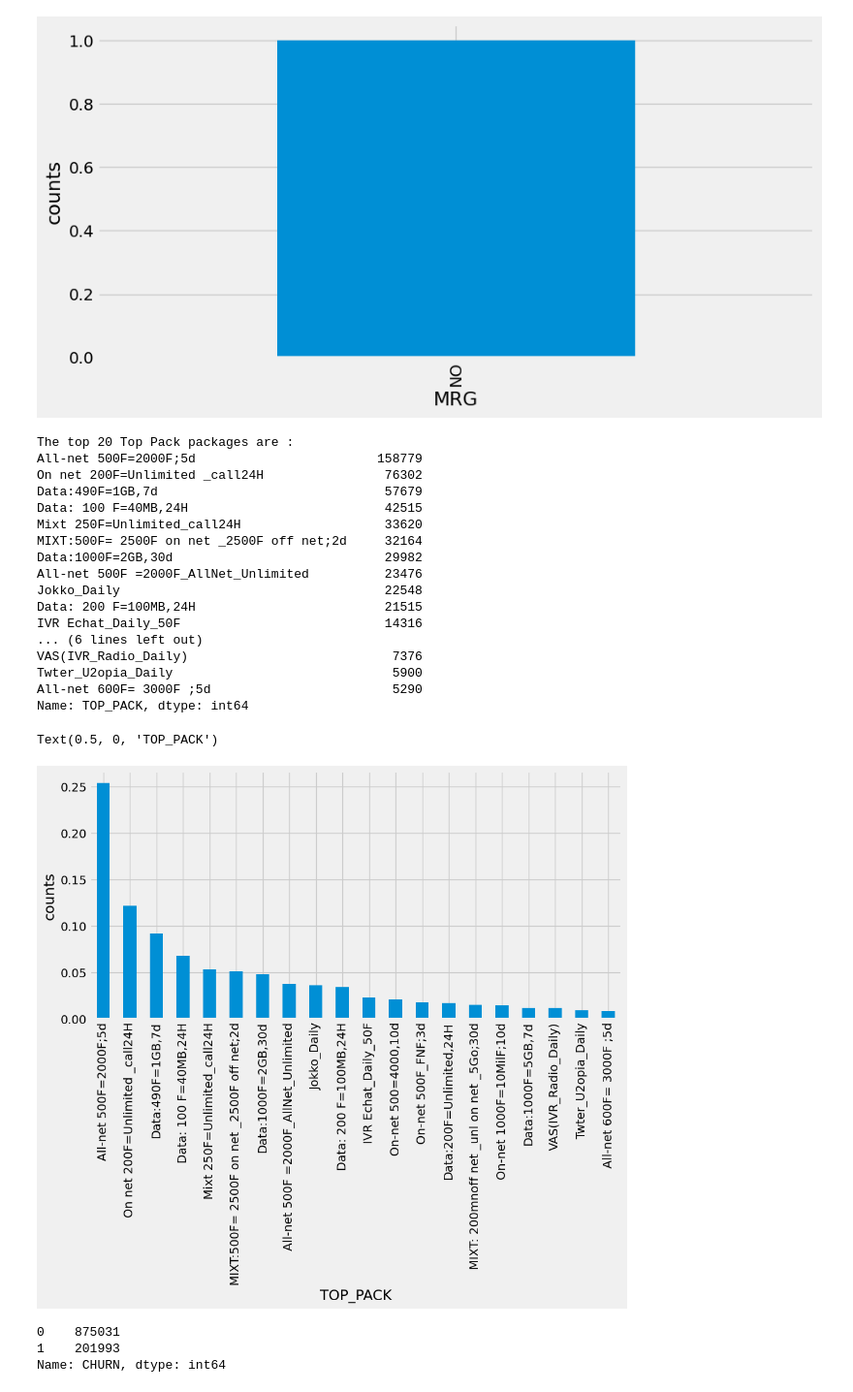
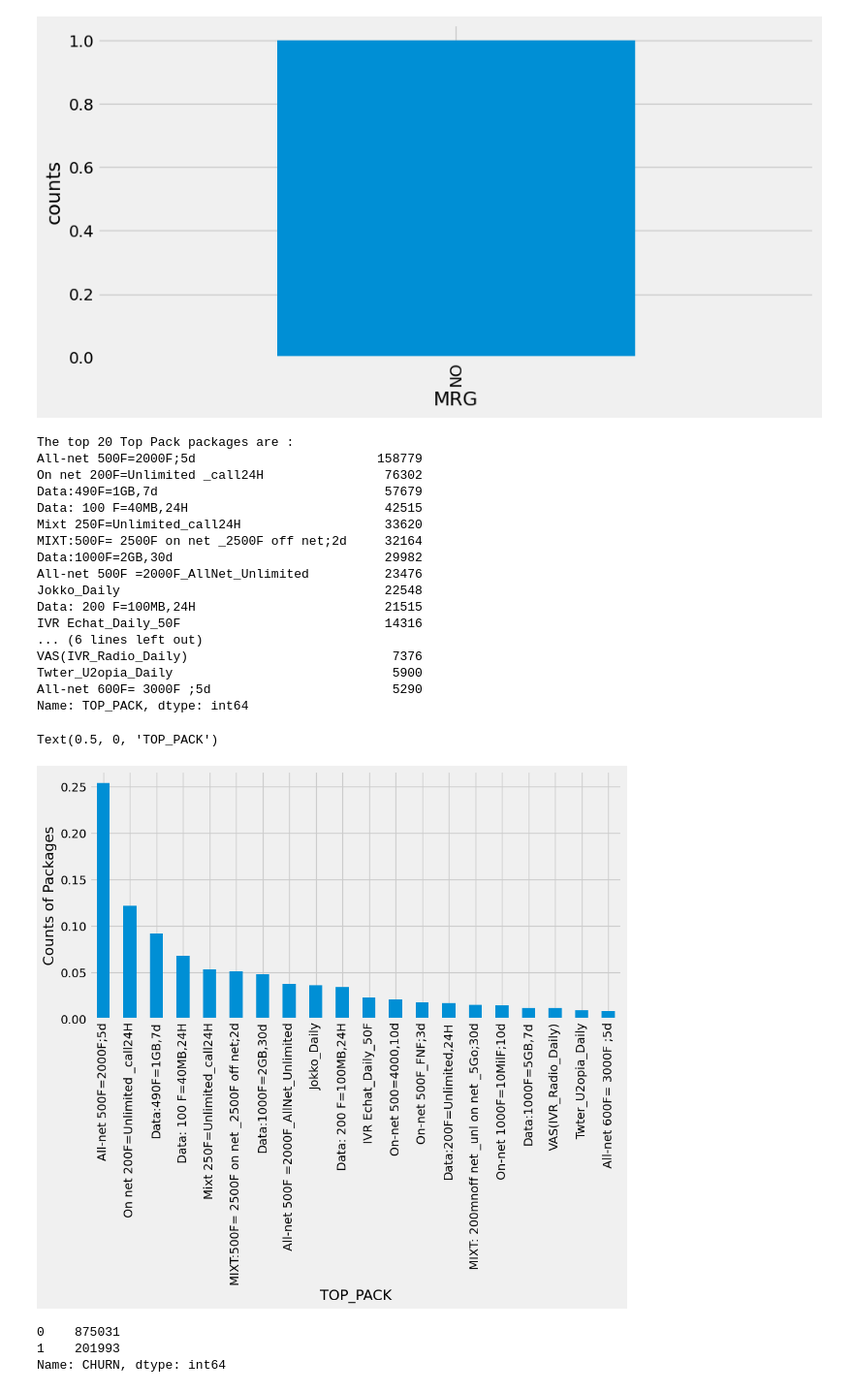
Before and after one commit to elvis-darko/Team_Zurich_Capstone_Project, a Jupyter notebook: Assets/dev/customer_churn_predict_TeamZurich.ipynb, the cells around one changed output. Shown at 97% size. Cells and saved outputs as stored; diff of their text form; code cells hidden in the pictures.

```diff
--- a/Assets/dev/customer_churn_predict_TeamZurich.ipynb
+++ b/Assets/dev/customer_churn_predict_TeamZurich.ipynb
@@ -301,34 +321,34 @@ Text(0.5, 0, 'MRG')
 # %%
 # Check the top 20 most active packs (TOP_PACK)
 
 print("The top 20 Top Pack packages are :")
 print(train['TOP_PACK'].value_counts().head(20))
 plt.figure(figsize=(10,5))
 
 top_pack = train['TOP_PACK'].value_counts(normalize=True).head(20)
 top_pack.plot(kind='bar')
-plt.ylabel('counts')
+plt.ylabel('Counts of Packages')
 plt.xlabel('TOP_PACK')
 # %% [output]
 The top 20 Top Pack packages are :
 All-net 500F=2000F;5d                        158779
 On net 200F=Unlimited _call24H                76302
 Data:490F=1GB,7d                              57679
 Data: 100 F=40MB,24H                          42515
 Mixt 250F=Unlimited_call24H                   33620
 MIXT:500F= 2500F on net _2500F off net;2d     32164
 Data:1000F=2GB,30d                            29982
 All-net 500F =2000F_AllNet_Unlimited          23476
 Jokko_Daily                                   22548
 Data: 200 F=100MB,24H                         21515
 IVR Echat_Daily_50F                           14316
 ... (6 lines left out)
 VAS(IVR_Radio_Daily)                           7376
 Twter_U2opia_Daily                             5900
 All-net 600F= 3000F ;5d                        5290
 Name: TOP_PACK, dtype: int64
 Text(0.5, 0, 'TOP_PACK')
-[figure, old version]
+[figure, new version]
 # %%
 #Check if the predictor class is balanced
 
```
Also changed, not shown: parts of 2 cells of this notebook.
